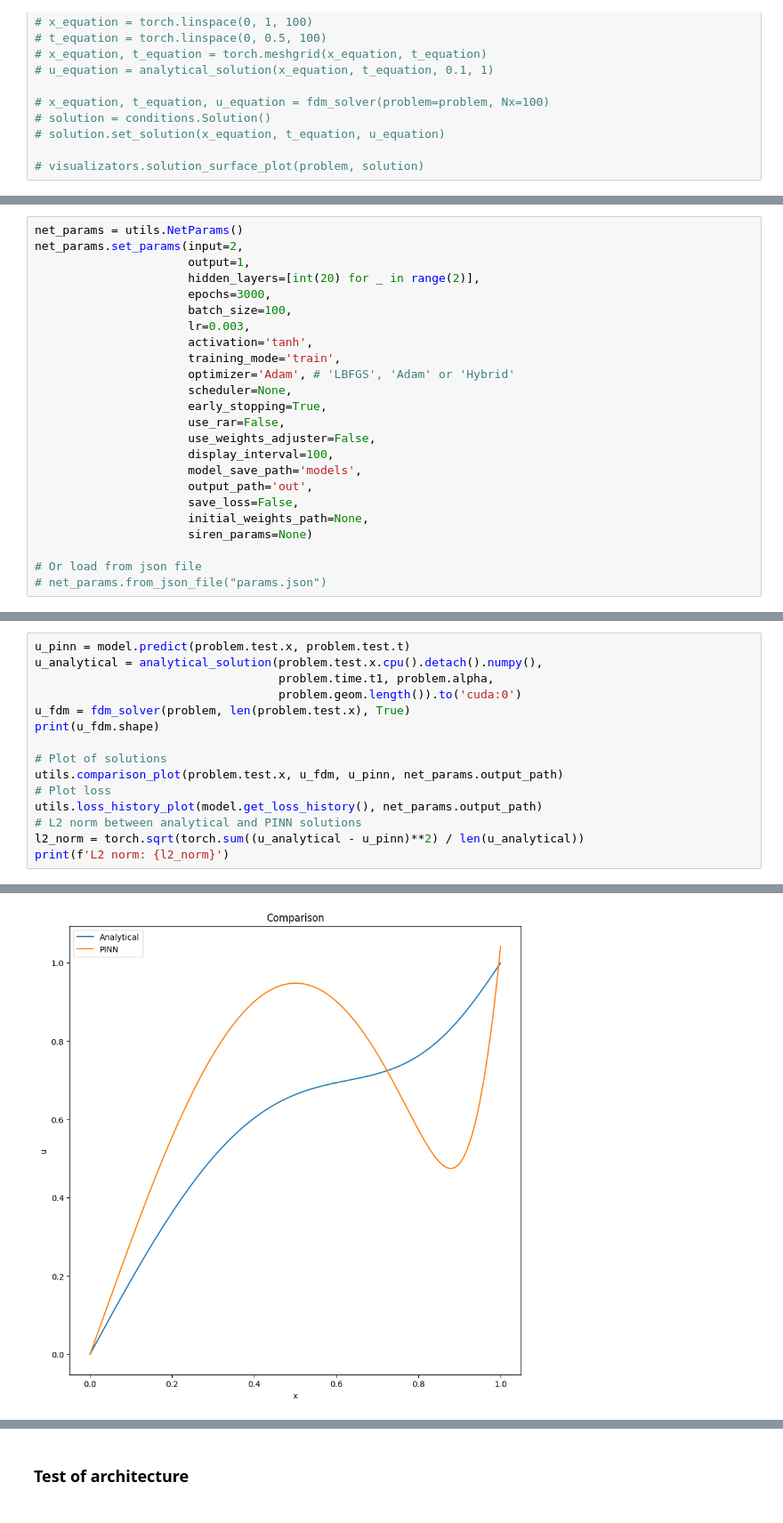
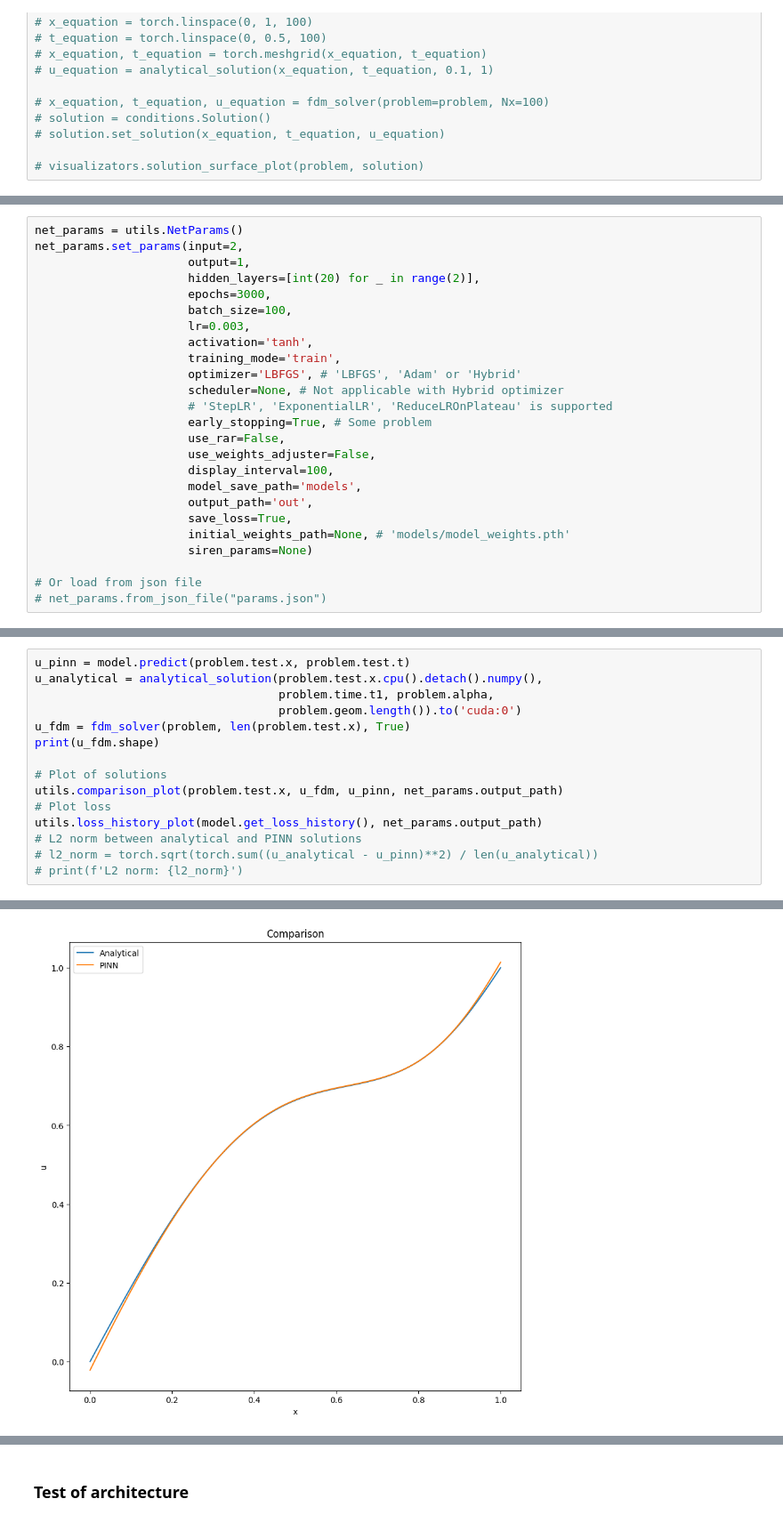
Before and after one commit to DikovAlexandr/PINN, a Jupyter notebook: TestPINN.ipynb, the cells around one changed output, grey strips where cells are left out. Shown at 89% size. Cells and saved outputs as stored; diff of their text form.

```diff
--- a/TestPINN.ipynb
+++ b/TestPINN.ipynb
@@ -117,16 +304,17 @@ net_params.set_params(input=2,
                       lr=0.003,
                       activation='tanh',
                       training_mode='train',
-                      optimizer='Adam', # 'LBFGS', 'Adam' or 'Hybrid'
-                      scheduler=None,
-                      early_stopping=True,
+                      optimizer='LBFGS', # 'LBFGS', 'Adam' or 'Hybrid'
+                      scheduler=None, # Not applicable with Hybrid optimizer
+                      # 'StepLR', 'ExponentialLR', 'ReduceLROnPlateau' is supported
+                      early_stopping=True, # Some problem
                       use_rar=False,
                       use_weights_adjuster=False,
                       display_interval=100,
                       model_save_path='models',
                       output_path='out',
-                      save_loss=False,
-                      initial_weights_path=None,
+                      save_loss=True,
+                      initial_weights_path=None, # 'models/model_weights.pth'
                       siren_params=None)
 
 # Or load from json file
@@ -158,18 +345,18 @@ Epoch 2902: Loss 0.42752230167388916
 # %%
 u_pinn = model.predict(problem.test.x, problem.test.t)
 u_analytical = analytical_solution(problem.test.x.cpu().detach().numpy(),
                                    problem.time.t1, problem.alpha,
                                    problem.geom.length()).to('cuda:0')
 u_fdm = fdm_solver(problem, len(problem.test.x), True)
 print(u_fdm.shape)
 
 # Plot of solutions
 utils.comparison_plot(problem.test.x, u_fdm, u_pinn, net_params.output_path)
 # Plot loss
 utils.loss_history_plot(model.get_loss_history(), net_params.output_path)
 # L2 norm between analytical and PINN solutions
-l2_norm = torch.sqrt(torch.sum((u_analytical - u_pinn)**2) / len(u_analytical))
-print(f'L2 norm: {l2_norm}')
+# l2_norm = torch.sqrt(torch.sum((u_analytical - u_pinn)**2) / len(u_analytical))
+# print(f'L2 norm: {l2_norm}')
 # %% [output]
 torch.Size([100])
-[figure, old version]
+[figure, new version]
```
Also changed, not shown: parts of 21 cells of this notebook, 3 other files.
